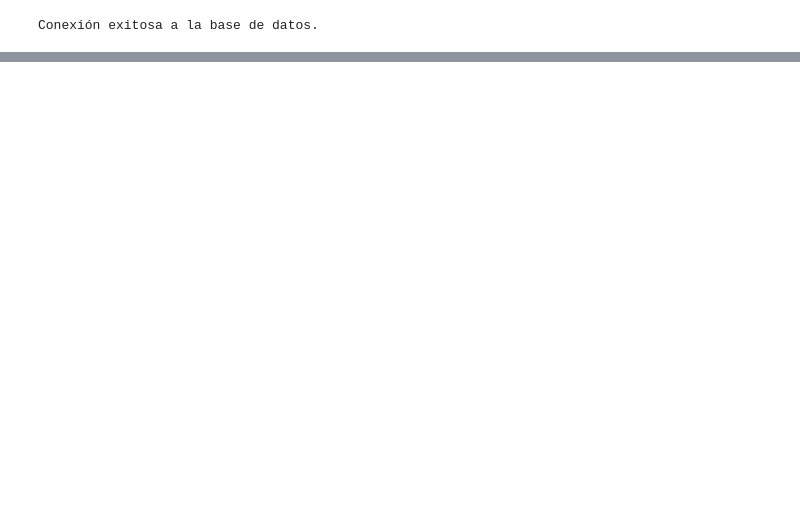
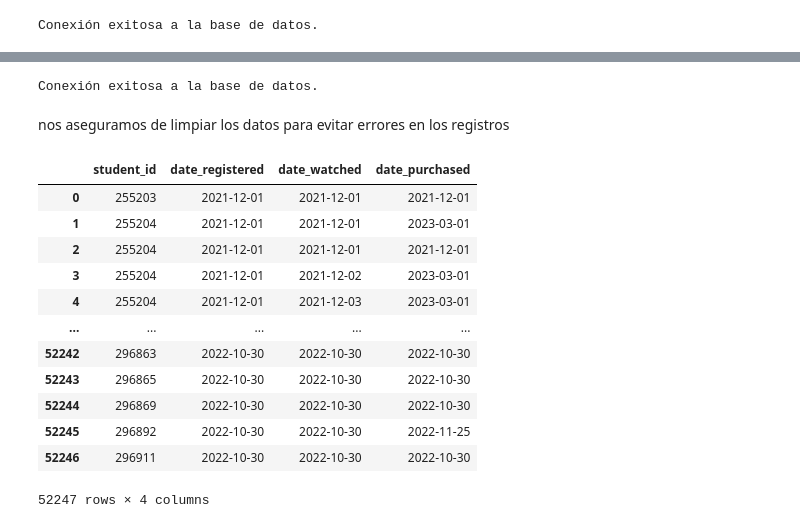
Before and after one commit to PyAngel/Free-to-Paid-Conversion-Rate-Study, a Jupyter notebook: estudio_base.ipynb, the cells around one changed output, grey strips where cells are left out. Cells and saved outputs as stored; diff of their text form; code cells hidden in the pictures; blank space fills up the shorter version.

```diff
--- a/estudio_base.ipynb
+++ b/estudio_base.ipynb
@@ -67,0 +172,53 @@ plt.show()
+# %%
+conn = mysql.connector.connect(host=os.environ.get('HOST_BD'),user=os.environ.get('USER_BD'),password= os.environ.get('PASSWORD_BD'),database=os.environ.get('DATABASE_BD') )
+
+if conn.is_connected():
+    print("Conexión exitosa a la base de datos.")
+else:
+    print("No se pudo establecer la conexión a la base de datos.")
+# %% [output]
+Conexión exitosa a la base de datos.
+# %% [markdown]
+nos aseguramos de limpiar los datos para evitar errores en los registros
+# %%
+cursor = conn.cursor()
+
+query = """
+SELECT
+    si.student_id,
+    si.date_registered,
+    se.date_watched,
+    sp.date_purchased
+FROM
+    db_course_conversions.student_info as si
+LEFT JOIN
+    db_course_conversions.student_engagement as se
+ON
+    si.student_id = se.student_id
+LEFT JOIN
+    db_course_conversions.student_purchases as sp
+ON
+    se.student_id = sp.student_id
+WHERE
+    sp.date_purchased >= se.date_watched;
+"""
+cursor.execute(query)
+datos = cursor.fetchall()
+df_base = pd.DataFrame(datos, columns = [x[0] for x in cursor.description])
+conn.close()
+# %%
+df_base
+# %% [output]
+|  | student_id | date_registered | date_watched | date_purchased |
+| 0 | 255203 | 2021-12-01 | 2021-12-01 | 2021-12-01 |
+| 1 | 255204 | 2021-12-01 | 2021-12-01 | 2023-03-01 |
+| 2 | 255204 | 2021-12-01 | 2021-12-01 | 2021-12-01 |
+| 3 | 255204 | 2021-12-01 | 2021-12-02 | 2023-03-01 |
+| 4 | 255204 | 2021-12-01 | 2021-12-03 | 2023-03-01 |
+| ... | ... | ... | ... | ... |
+| 52242 | 296863 | 2022-10-30 | 2022-10-30 | 2022-10-30 |
+| 52243 | 296865 | 2022-10-30 | 2022-10-30 | 2022-10-30 |
+| 52244 | 296869 | 2022-10-30 | 2022-10-30 | 2022-10-30 |
+| 52245 | 296892 | 2022-10-30 | 2022-10-30 | 2022-11-25 |
+| 52246 | 296911 | 2022-10-30 | 2022-10-30 | 2022-10-30 |
+52247 rows × 4 columns
```
Also changed, not shown: parts of 13 cells of this notebook.
